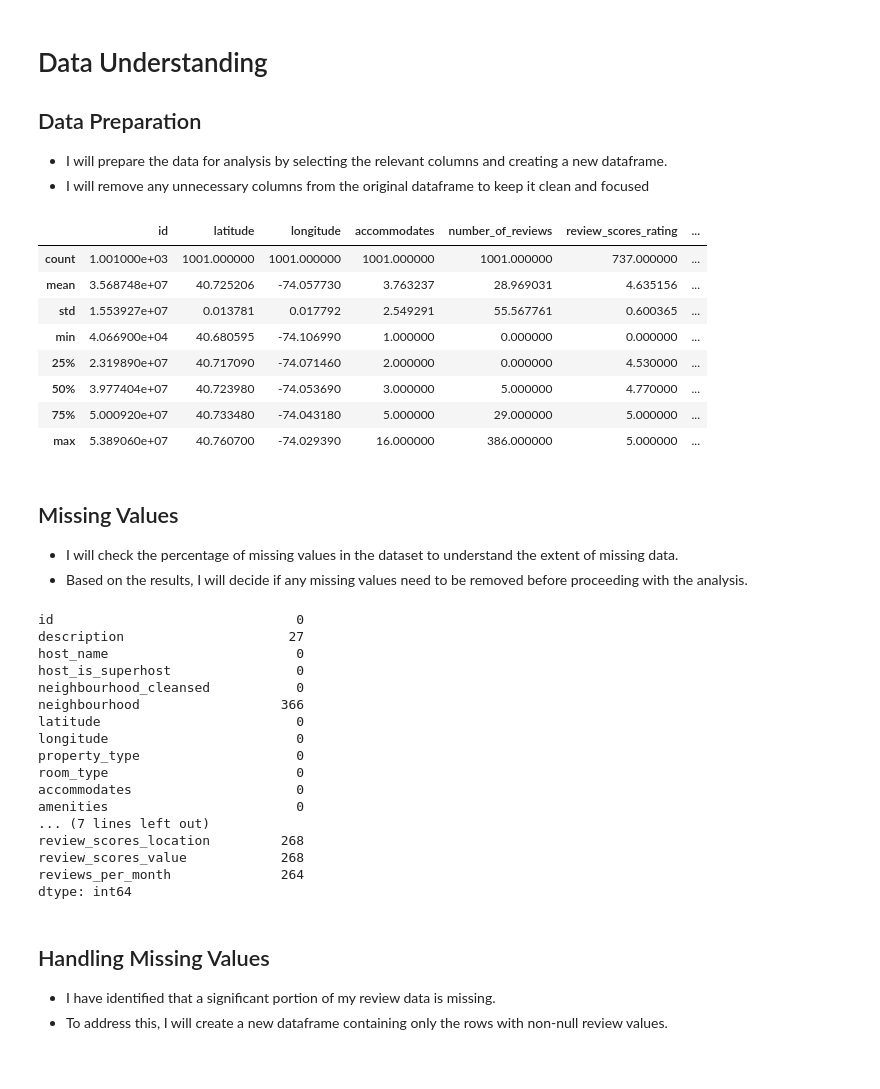
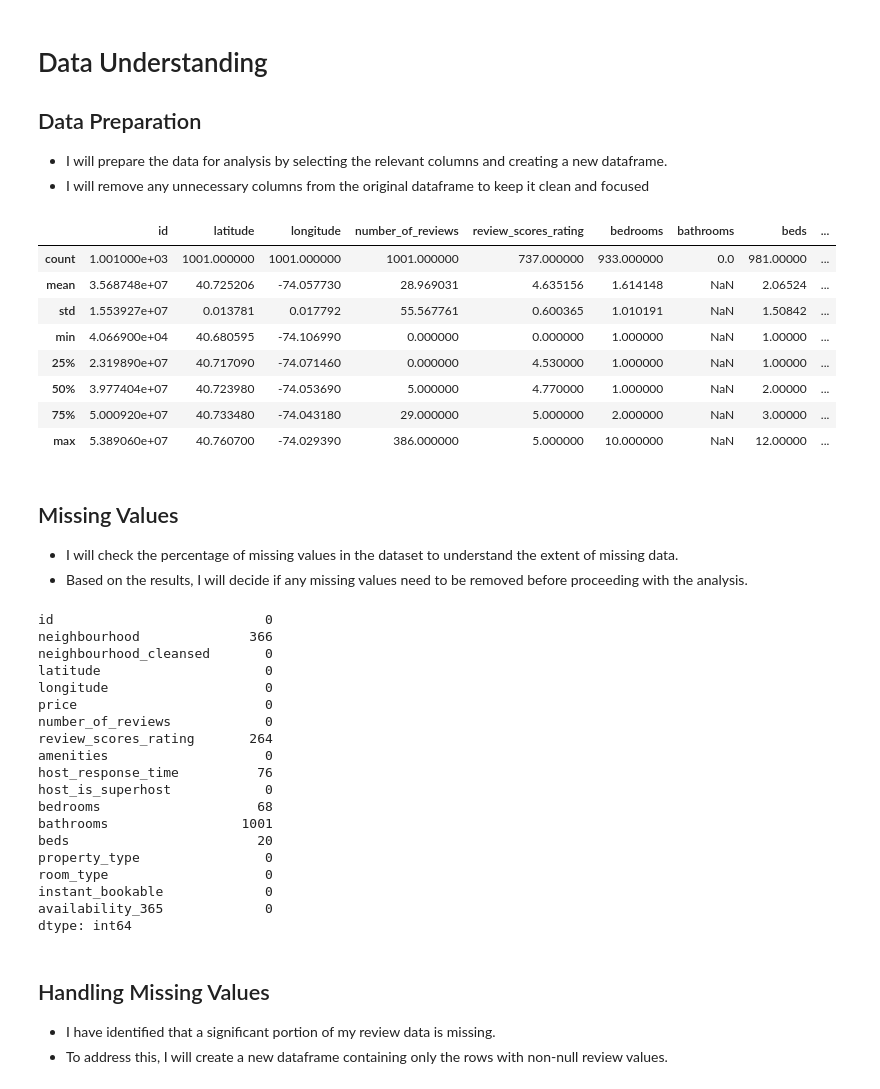
Before and after one commit to YordyCastillo/Airbnb_jerseycity, a Jupyter notebook: jersey city analysis.ipynb, the cells around one changed output. Drawn from its saved outputs; the diff is of its cells as text; code cells hidden in the pictures.

```diff
--- a/jersey city analysis.ipynb
+++ b/jersey city analysis.ipynb
@@ -68,38 +64,47 @@ new_df=df[['id','description','host_name','host_is_superhost','neighbourhood_cle
+# %%
+relevant_columns = ['id', 'neighbourhood', 'neighbourhood_cleansed','latitude','longitude','price', 'number_of_reviews',
+                    'review_scores_rating', 'amenities', 'host_response_time',
+                    'host_is_superhost', 'bedrooms', 'bathrooms', 'beds',
+                    'property_type', 'room_type', 'instant_bookable','availability_365'
+                    ]
+airbnb_df = df[relevant_columns]
 # %%
-new_df.describe()
+airbnb_df.describe()
 # %% [output]
-|  | id | latitude | longitude | accommodates | number_of_reviews | review_scores_rating | ... |
-| count | 1.001000e+03 | 1001.000000 | 1001.000000 | 1001.000000 | 1001.000000 | 737.000000 | ... |
-| mean | 3.568748e+07 | 40.725206 | -74.057730 | 3.763237 | 28.969031 | 4.635156 | ... |
-| std | 1.553927e+07 | 0.013781 | 0.017792 | 2.549291 | 55.567761 | 0.600365 | ... |
-| min | 4.066900e+04 | 40.680595 | -74.106990 | 1.000000 | 0.000000 | 0.000000 | ... |
-| 25% | 2.319890e+07 | 40.717090 | -74.071460 | 2.000000 | 0.000000 | 4.530000 | ... |
-| 50% | 3.977404e+07 | 40.723980 | -74.053690 | 3.000000 | 5.000000 | 4.770000 | ... |
-| 75% | 5.000920e+07 | 40.733480 | -74.043180 | 5.000000 | 29.000000 | 5.000000 | ... |
-| max | 5.389060e+07 | 40.760700 | -74.029390 | 16.000000 | 386.000000 | 5.000000 | ... |
+|  | id | latitude | longitude | number_of_reviews | review_scores_rating | bedrooms | bathrooms | beds | ... |
+| count | 1.001000e+03 | 1001.000000 | 1001.000000 | 1001.000000 | 737.000000 | 933.000000 | 0.0 | 981.00000 | ... |
+| mean | 3.568748e+07 | 40.725206 | -74.057730 | 28.969031 | 4.635156 | 1.614148 | NaN | 2.06524 | ... |
+| std | 1.553927e+07 | 0.013781 | 0.017792 | 55.567761 | 0.600365 | 1.010191 | NaN | 1.50842 | ... |
+| min | 4.066900e+04 | 40.680595 | -74.106990 | 0.000000 | 0.000000 | 1.000000 | NaN | 1.00000 | ... |
+| 25% | 2.319890e+07 | 40.717090 | -74.071460 | 0.000000 | 4.530000 | 1.000000 | NaN | 1.00000 | ... |
+| 50% | 3.977404e+07 | 40.723980 | -74.053690 | 5.000000 | 4.770000 | 1.000000 | NaN | 2.00000 | ... |
+| 75% | 5.000920e+07 | 40.733480 | -74.043180 | 29.000000 | 5.000000 | 2.000000 | NaN | 3.00000 | ... |
+| max | 5.389060e+07 | 40.760700 | -74.029390 | 386.000000 | 5.000000 | 10.000000 | NaN | 12.00000 | ... |
 # %% [markdown]
 ## Missing Values
 - I will check the percentage of missing values in the dataset to understand the extent of missing data.
 - Based on the results, I will decide if any missing values need to be removed before proceeding with the analysis.
 # %%
-new_df.isnull().sum()
+airbnb_df.isnull().sum()
 # %% [output]
-id                               0
-description                     27
-host_name                        0
-host_is_superhost                0
-neighbourhood_cleansed           0
-neighbourhood                  366
-latitude                         0
-longitude                        0
-property_type                    0
-room_type                        0
-accommodates                     0
-amenities                        0
-... (7 lines left out)
-review_scores_location         268
-review_scores_value            268
-reviews_per_month              264
+id                           0
+neighbourhood              366
+neighbourhood_cleansed       0
+latitude                     0
+longitude                    0
+price                        0
+number_of_reviews            0
+review_scores_rating       264
+amenities                    0
+host_response_time          76
+host_is_superhost            0
+bedrooms                    68
+bathrooms                 1001
+beds                        20
+property_type                0
+room_type                    0
+instant_bookable             0
+availability_365             0
 dtype: int64
 # %% [markdown]
 ## Handling Missing Values
```
Also changed, not shown: parts of 190 cells of this notebook.
